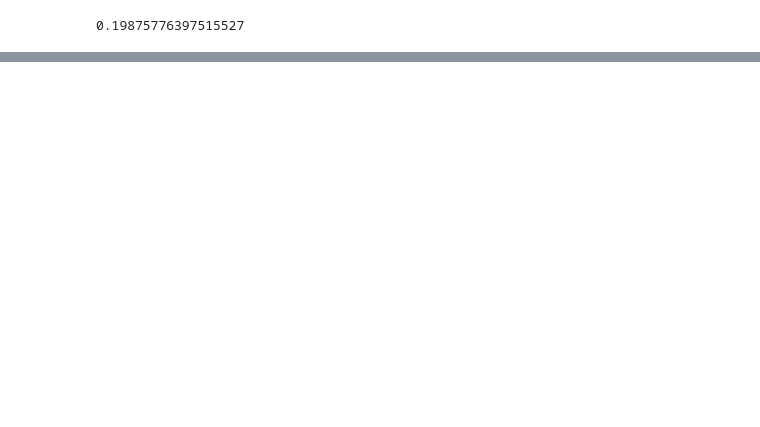
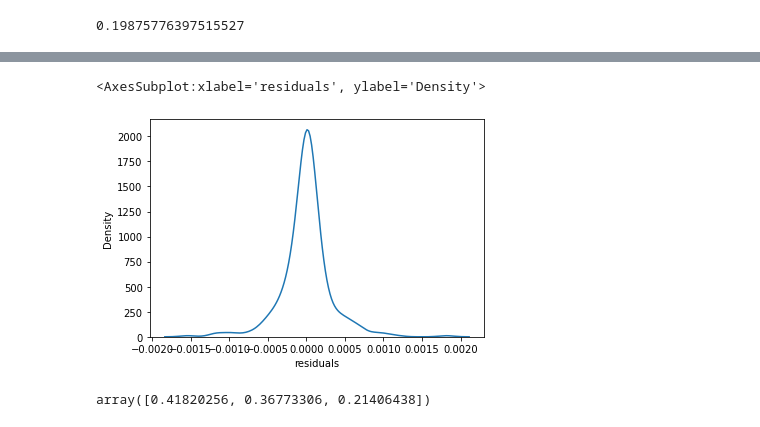
Before and after one commit to rahuljungbahadur/experiments_and_simulations, a Jupyter notebook: price_promotion_elasticity/store_promo_elasticity_computation.ipynb, the cells around one changed output, grey strips where cells are left out. Cells and saved outputs as stored; diff of their text form; code cells hidden in the pictures; blank space fills up the shorter version.

```diff
--- a/price_promotion_elasticity/store_promo_elasticity_computation.ipynb
+++ b/price_promotion_elasticity/store_promo_elasticity_computation.ipynb
@@ -307,0 +344,5 @@ px.line(data_frame = df_sim, x = 'log_promo', y = 'predicted', color = 'price')
+# %%
+X = df_sales.loc[:, ['price','promo_amount', 'promo_ind']]#, 'log_promo', 'squared_price', 'log_one_plus_promo']]
+y = df_sales.units_sold
+# %%
+model4 = GradientBoostingRegressor().fit(X, y)
@@ -311,0 +357,20 @@ px.line(data_frame = df_sales.assign(price = lambda df: df.query("price >= 2.95
+# %%
+df_predicted0 = (df_sales
+    .assign(predicted = model4.predict(df_sales.loc[:,  ['price','promo_amount', 'promo_ind',]]))# 'log_promo', 'squared_price', 'log_one_plus_promo']]))
+    .loc[:, ['date', 'units_sold', 'predicted']]
+)
+
+# pred_df = df_sales
+
+fig1 =  px.line(data_frame = df_predicted0.melt(id_vars = 'date'), x = 'date', y = 'value', color = 'variable')
+
+fig1.show()
+# %%
+sns.kdeplot(x='residuals', data = df_predicted0.assign(residuals = lambda df: df.units_sold - df.predicted))
+# %% [output]
+<AxesSubplot:xlabel='residuals', ylabel='Density'>
+[figure, added]
+# %%
+model4.feature_importances_
+# %% [output]
+array([0.41820256, 0.36773306, 0.21406438])
```
Also changed, not shown: parts of 25 cells of this notebook.
